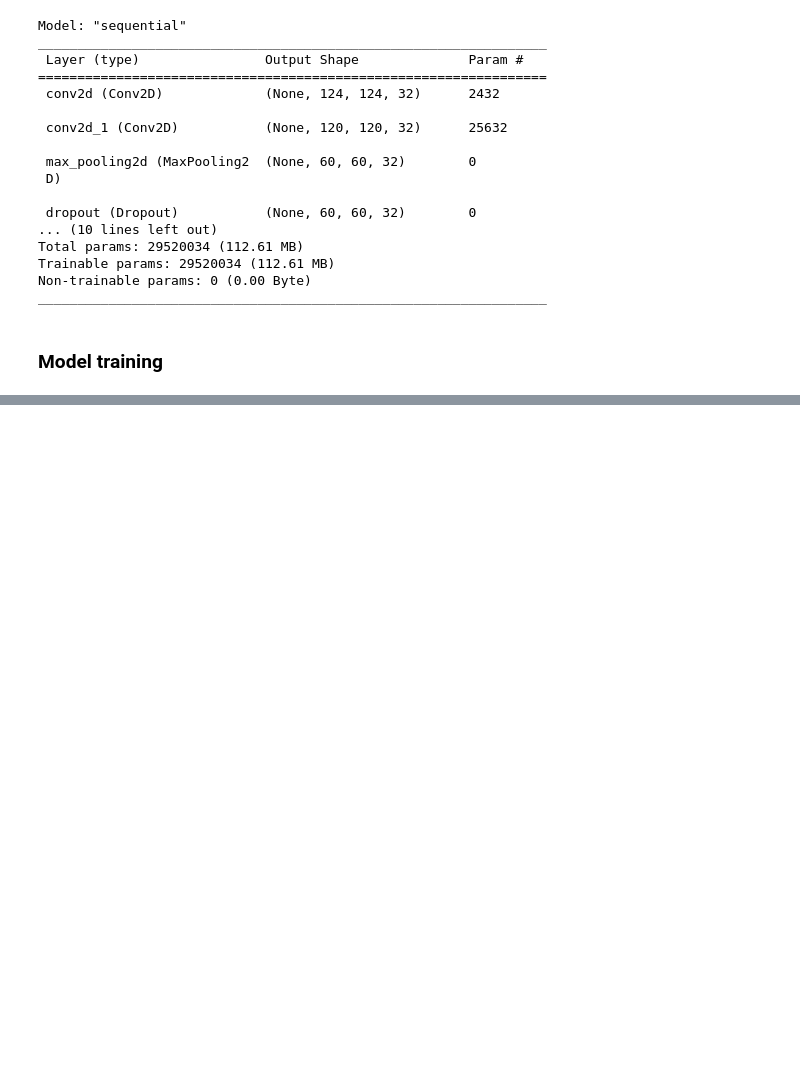
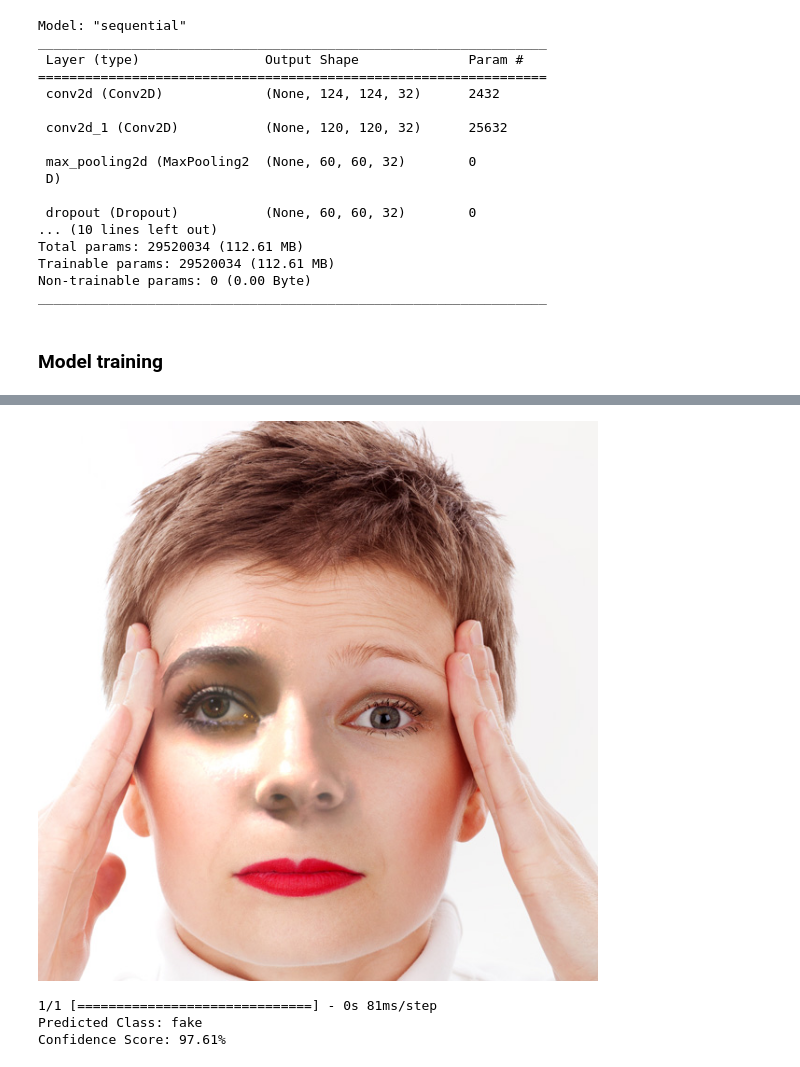
Before and after one commit to swapnita-pandey/Identification-of-Edited-Images, a Jupyter notebook: Fake_Image_.ipynb, the cells around one changed output, grey strips where cells are left out. Drawn from its saved outputs; the diff is of its cells as text; code cells hidden in the pictures; blank space fills up the shorter version.

```diff
--- a/Fake_Image_.ipynb
+++ b/Fake_Image_.ipynb
@@ -393,0 +402,39 @@ Total: 9418, Correct: 8744, Acc: 92.84349118708856
+# %%
+from PIL import Image
+
+# Load the image from the given path
+img_path = 'D:/major_project/a/one/Identifying-Human-Edited-Images-master/data/real_and_fake_face/training_real1/real_00004.jpg'
+#img_path = 'D:/major_project/a/one/Identifying-Human-Edited-Images-master/data/real_and_fake_face/training_real1/real_00008.jpg'
+#img_path = 'D:/major_project/a/one/Identifying-Human-Edited-Images-master/data/real_and_fake_face/training_real1/real_00024.jpg'
+#img_path = 'D:/major_project/a/one/Identifying-Human-Edited-Images-master/data/real_and_fake_face/training_fake/easy_11_1111.jpg'
+#img_path = 'D:/major_project/a/one/Identifying-Human-Edited-Images-master/data/real_and_fake_face/training_fake/easy_9_1010.jpg'  # Replace with the actual image path
+
+image = Image.open(img_path)
+image
+# %% [output]
+[figure, added]
+# %%
+# Preprocess the image using the same method you used for your dataset
+prepared_image = prepare_image(img_path)  # Assuming 'prepare_image' function is defined
+
+# Reshape the image to match the model's input shape
+prepared_image = prepared_image.reshape(-1, 128, 128, 3)
+
+# Make predictions using your trained model
+predictions = model.predict(prepared_image)
+
+# Assuming that your model is binary (two classes: fake and real)
+class_names = ['fake', 'real']
+predicted_class_index = np.argmax(predictions, axis=1)[0]
+predicted_class = class_names[predicted_class_index]
+
+# Get the confidence score for the predicted class
+confidence_score = np.amax(predictions) * 100
+
+# Print the predicted class and confidence score
+print(f'Predicted Class: {predicted_class}')
+print(f'Confidence Score: {confidence_score:.2f}%')
+# %% [output]
+1/1 [==============================] - 0s 81ms/step
+Predicted Class: fake
+Confidence Score: 97.61%
```
Also changed, not shown: parts of 21 cells of this notebook.
